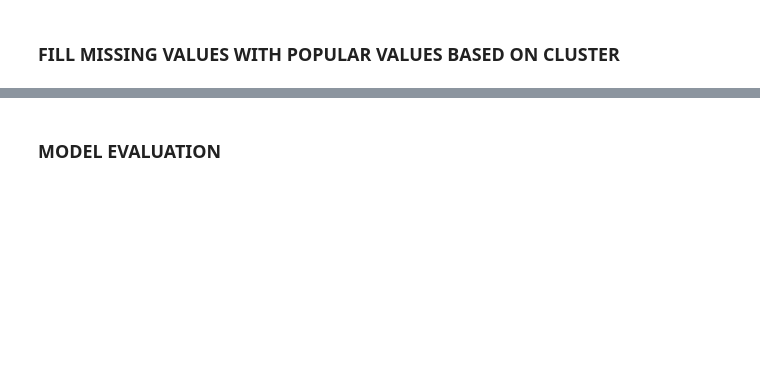
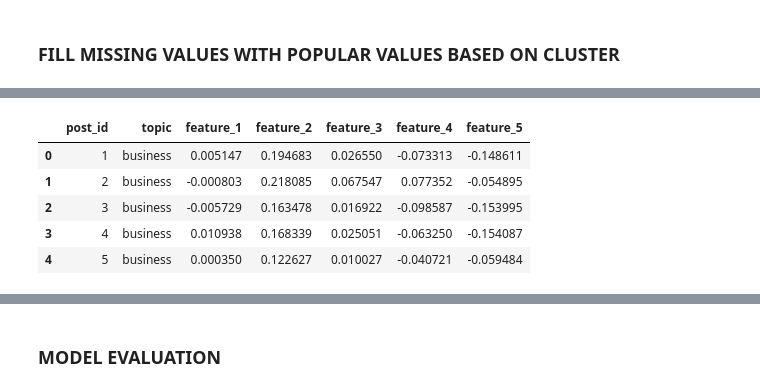
Before and after one commit to nikitaefremove/Rec_Sys_App, a Jupyter notebook: notebooks/model_evaluation.ipynb, the cells around one changed output, grey strips where cells are left out. Cells and saved outputs as stored; diff of their text form; code cells hidden in the pictures; blank space fills up the shorter version.

```diff
--- a/notebooks/model_evaluation.ipynb
+++ b/notebooks/model_evaluation.ipynb
@@ -193,0 +267,9 @@ for i in features_df.columns:
+# %%
+post_features_df.head()
+# %% [output]
+|  | post_id | topic | feature_1 | feature_2 | feature_3 | feature_4 | feature_5 |
+| 0 | 1 | business | 0.005147 | 0.194683 | 0.026550 | -0.073313 | -0.148611 |
+| 1 | 2 | business | -0.000803 | 0.218085 | 0.067547 | 0.077352 | -0.054895 |
+| 2 | 3 | business | -0.005729 | 0.163478 | 0.016922 | -0.098587 | -0.153995 |
+| 3 | 4 | business | 0.010938 | 0.168339 | 0.025051 | -0.063250 | -0.154087 |
+| 4 | 5 | business | 0.000350 | 0.122627 | 0.010027 | -0.040721 | -0.059484 |
```
Also changed, not shown: parts of 45 cells of this notebook, 5 other files.
